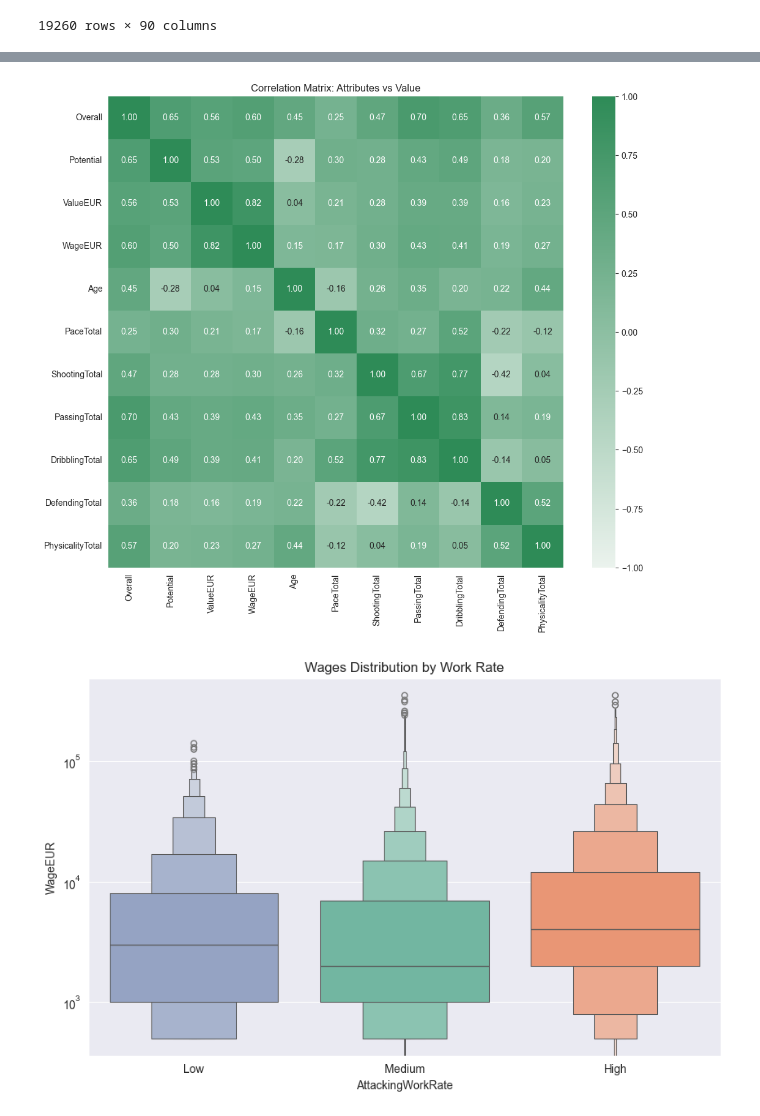
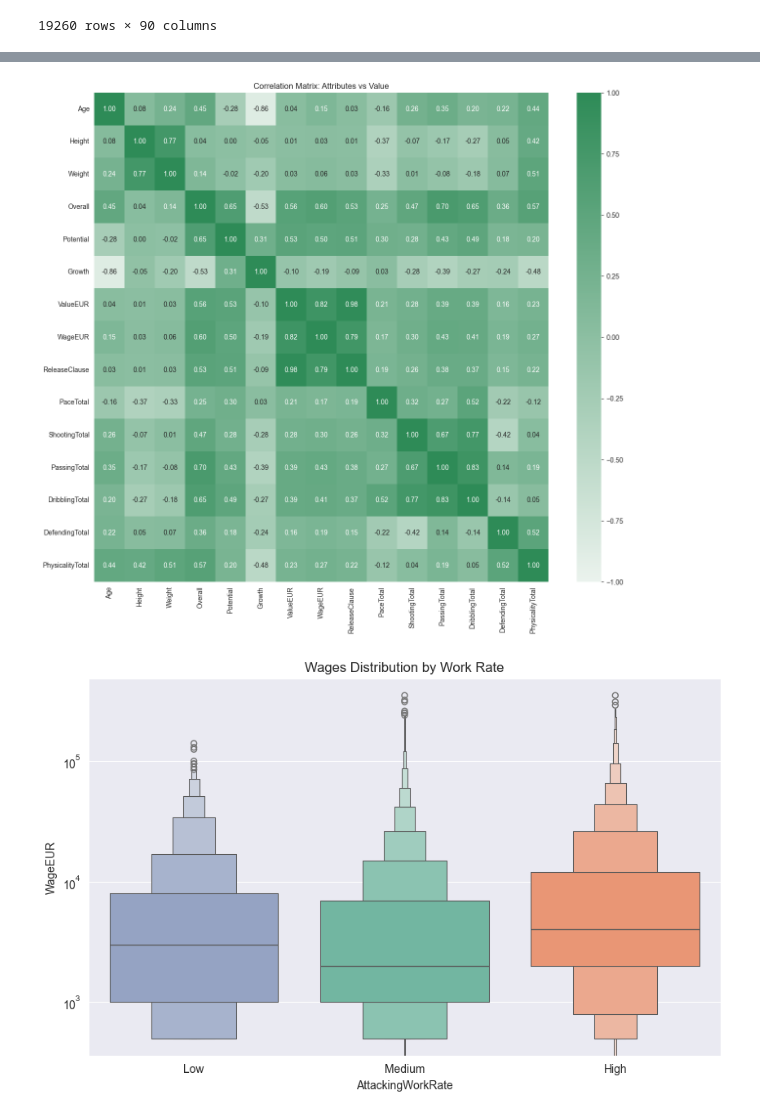
Before and after one commit to NujanZh/fifa22-project, a Jupyter notebook: exploratory_data_analysis.ipynb, the cells around one changed output, grey strips where cells are left out. Cells and saved outputs as stored; diff of their text form; code cells hidden in the pictures.

Commit message:
Update `exploratory_data_analysis.ipynb` for data formatting improvements and additional imports

```diff
--- a/exploratory_data_analysis.ipynb
+++ b/exploratory_data_analysis.ipynb
@@ -178,0 +187,25 @@ plt.show()
+# %%
+numeric_columns = [
+    'Age', 'Height', 'Weight',
+    'Overall', 'Potential', 'Growth',
+    'ValueEUR', 'WageEUR', 'ReleaseClause',
+    'PaceTotal', 'ShootingTotal', 'PassingTotal',
+    'DribblingTotal', 'DefendingTotal', 'PhysicalityTotal'
+]
+
+cols_per_row = 3
+rows = math.ceil(len(numeric_columns) / cols_per_row)
+
+plt.figure(figsize=(20, 5 * rows))
+
+for i, column in enumerate(numeric_columns):
+    plt.subplot(rows, cols_per_row, i + 1)
+
+    sns.histplot(data=df_players, x=column, kde=True, color='teal', bins=20)
+
+    plt.title(f'Distribution of {column}')
+    plt.xlabel('')
+    plt.ylabel('Count')
+
+plt.tight_layout()
+plt.show()
@@ -179,14 +284,14 @@ plt.show()
 # %%
 corr_columns = ['Overall', 'Potential', 'ValueEUR', 'WageEUR', 'Age',
                 'PaceTotal', 'ShootingTotal', 'PassingTotal',
                 'DribblingTotal', 'DefendingTotal', 'PhysicalityTotal']
 
-plt.figure(figsize=(12, 10))
-heatmap = sns.heatmap(df_players[corr_columns].corr(), annot=True, fmt='.2f', cmap=sns.light_palette("seagreen", as_cmap=True), vmin=-1, vmax=1)
+plt.figure(figsize=(15, 13  ))
+heatmap = sns.heatmap(df_players[numeric_columns].corr(), annot=True, fmt='.2f', cmap=sns.light_palette("seagreen", as_cmap=True), vmin=-1, vmax=1)
 plt.title('Correlation Matrix: Attributes vs Value')
 plt.show()
 # %% [output]
-[figure, old version]
+[figure, new version]
 # %%
 plt.figure(figsize=(10, 6))
 
```
Also changed, not shown: parts of 31 cells of this notebook.
